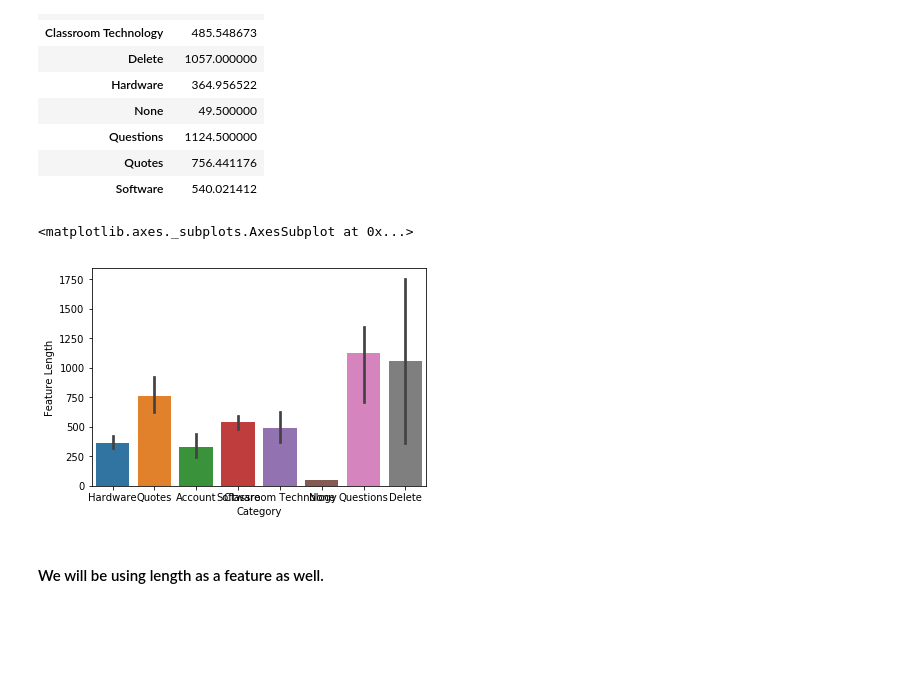
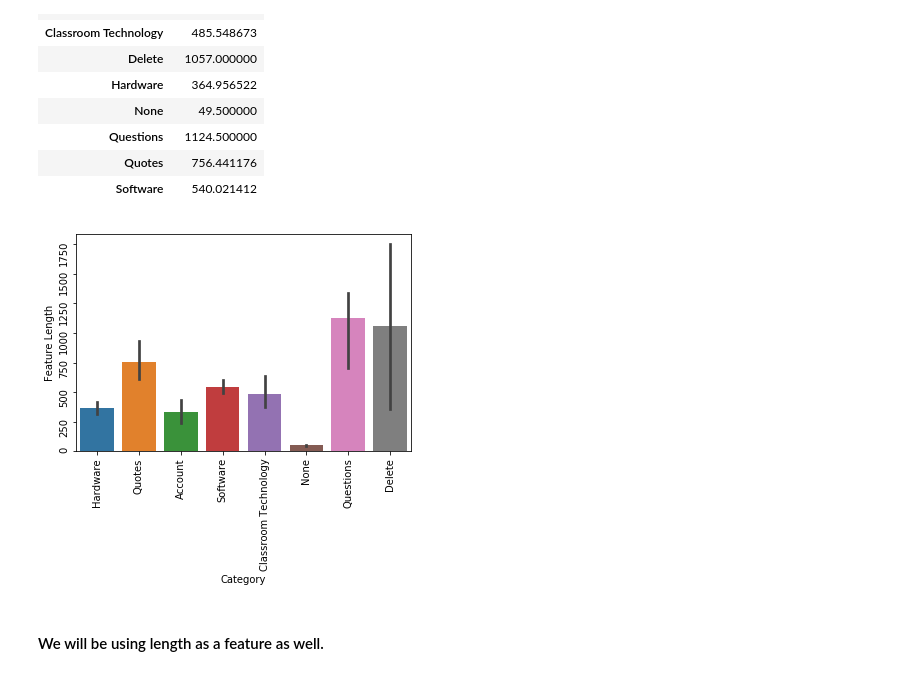
Before and after one commit to asimsedhain/Ticket-Prediction, a Jupyter notebook: Category_From_Emails_Prediction.ipynb, the cells around one changed output. Cells and saved outputs as stored; diff of their text form; code cells hidden in the pictures; blank space fills up the shorter version.

```diff
--- a/Category_From_Emails_Prediction.ipynb
+++ b/Category_From_Emails_Prediction.ipynb
@@ -210,10 +216,10 @@ gk.mean()
 | Quotes | 756.441176 |
 | Software | 540.021412 |
 # %%
-sns.barplot(x = "Category", y = "Feature Length", data = email_df)
+ax = sns.barplot(x = "Category", y = "Feature Length", data = email_df)
+ax.tick_params(labelrotation=90)
 # %% [output]
-<matplotlib.axes._subplots.AxesSubplot at 0x...>
-[figure, old version]
+[figure, new version]
 # %% [markdown]
 #### We will be using length as a feature as well.
 # %% [markdown]
```
Also changed, not shown: parts of 29 cells of this notebook.
